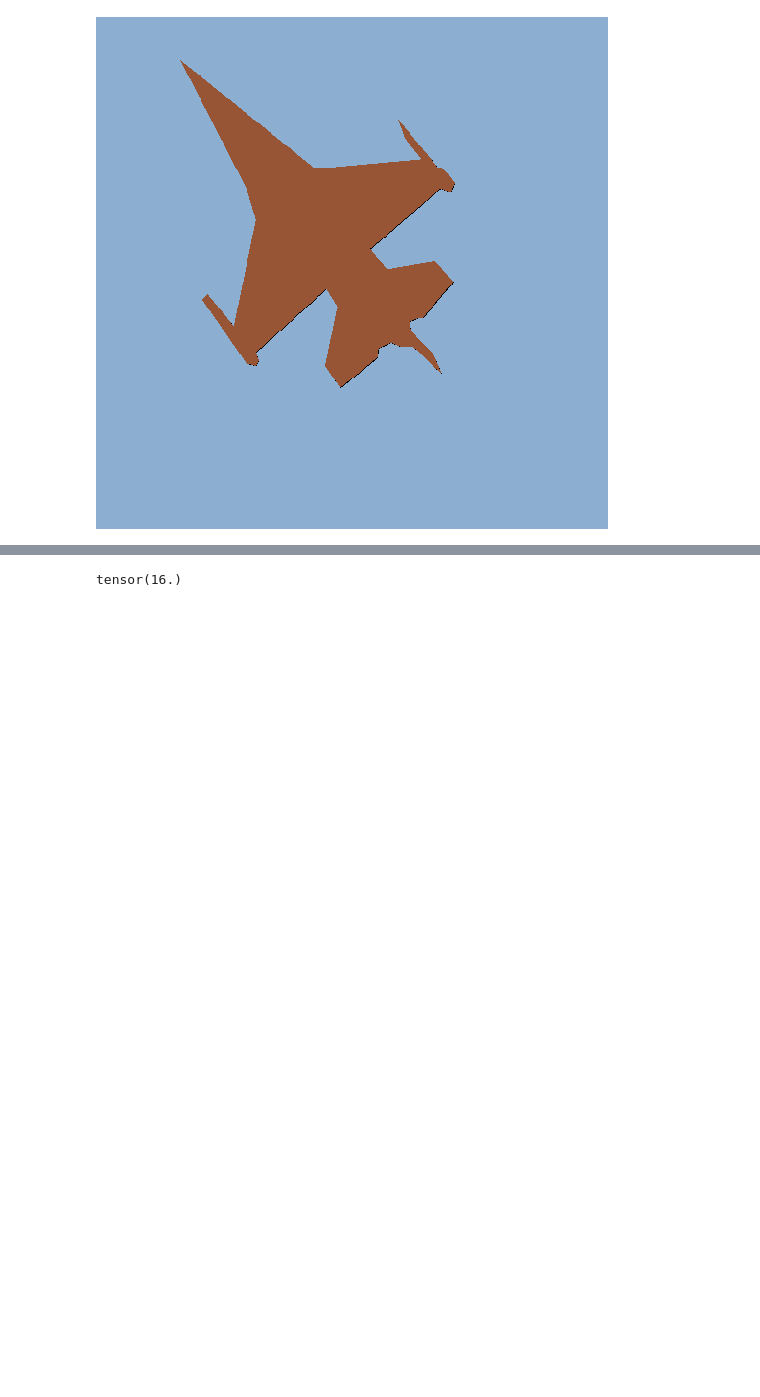
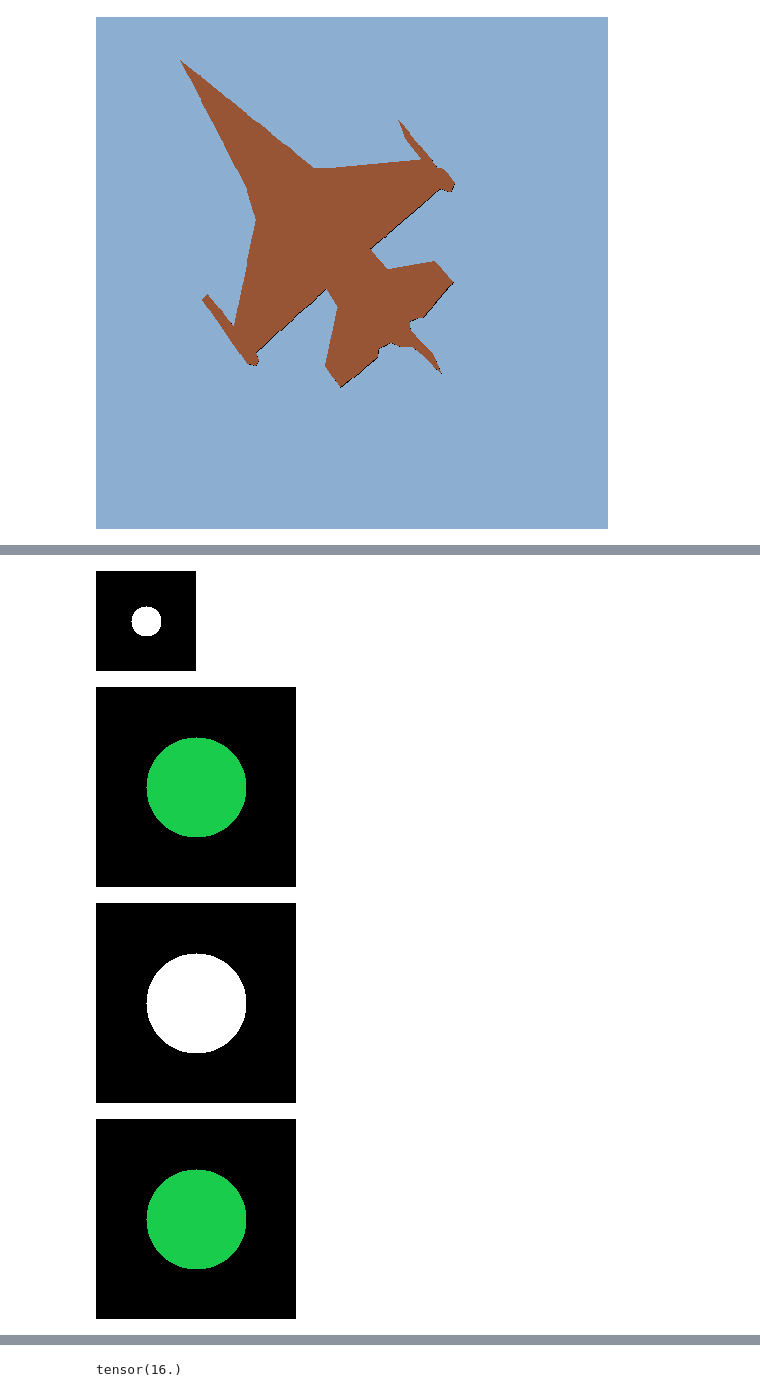
Before and after one commit to lukovnikov/controlnet11, a Jupyter notebook: variable_hardblur_test.ipynb, the cells around one changed output, grey strips where cells are left out. Drawn from its saved outputs; the diff is of its cells as text; code cells hidden in the pictures; blank space fills up the shorter version.

```diff
--- a/variable_hardblur_test.ipynb
+++ b/variable_hardblur_test.ipynb
@@ -55,6 +60,49 @@ def create_kernel(radius=5):
             if math.sqrt(x**2 + y**2) <= radius:
                 kernel[:, :, i, j] = 1
     return kernel
+
+def draw_circle(d, x, y, radius, color):
+    """
+        d: the data array of shape (H, W) or (B/C (depends on color), H, W) or (B, C, H, W) or (..., H, W)
+        color: scalar (in case no channel dimension), or tensor (in case of channel dimension)
+    """
+    if isinstance(color, torch.Tensor):
+        color = color[:]
+        while color.dim() < d.dim():
+            color = color[None]
+
+    for i in range(-radius, radius):
+        for j in range(-radius, radius):
+            if math.sqrt(i ** 2 + j ** 2) <= radius:
+                if 0 <= x+i < d.shape[-2] and 0 <= y+j < d.shape[-1]:
+                    if isinstance(color, torch.Tensor):
+                        d[..., :, x+i, y+j] = color
+                    else:
+                        d[..., x+i, y+j] = color
+    return d
+# %%
+x = torch.zeros(100, 100)
+draw_circle(x, 50, 50, 15, 1)
+display(to_pil_image(x))
+
+x = torch.zeros(3, 200, 200)
+color = torch.tensor([0.1, 0.8, 0.3])
+draw_circle(x, 100, 100, 50, color)
+display(to_pil_image(x))
+
+x = torch.zeros(5, 200, 200)
+draw_circle(x, 100, 100, 50, 1)
+display(to_pil_image(x[0]))
+
+x = torch.zeros(2, 3, 200, 200)
+color = torch.tensor([0.1, 0.8, 0.3])
+draw_circle(x, 100, 100, 50, color)
+display(to_pil_image(x[0]))
+# %% [output]
+[figure, added]
+[figure, added]
+[figure, added]
+[figure, added]
 # %%
 def variable_hardblur(pilimg,
                       rmap=5,
```
Also changed, not shown: parts of 15 cells of this notebook, 1 other file.
